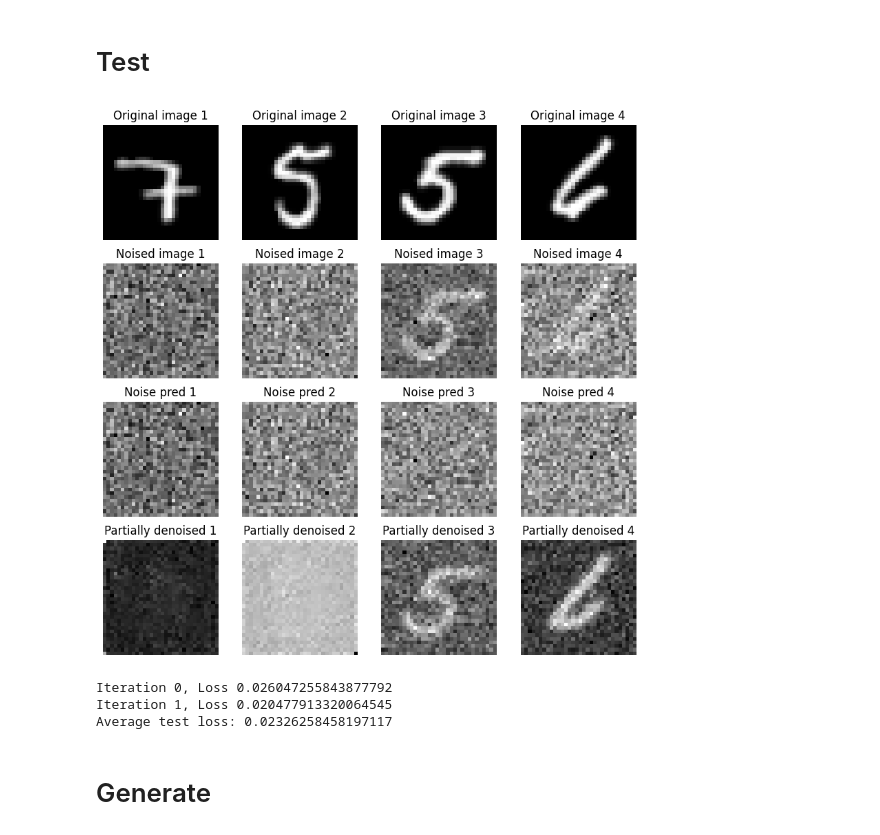
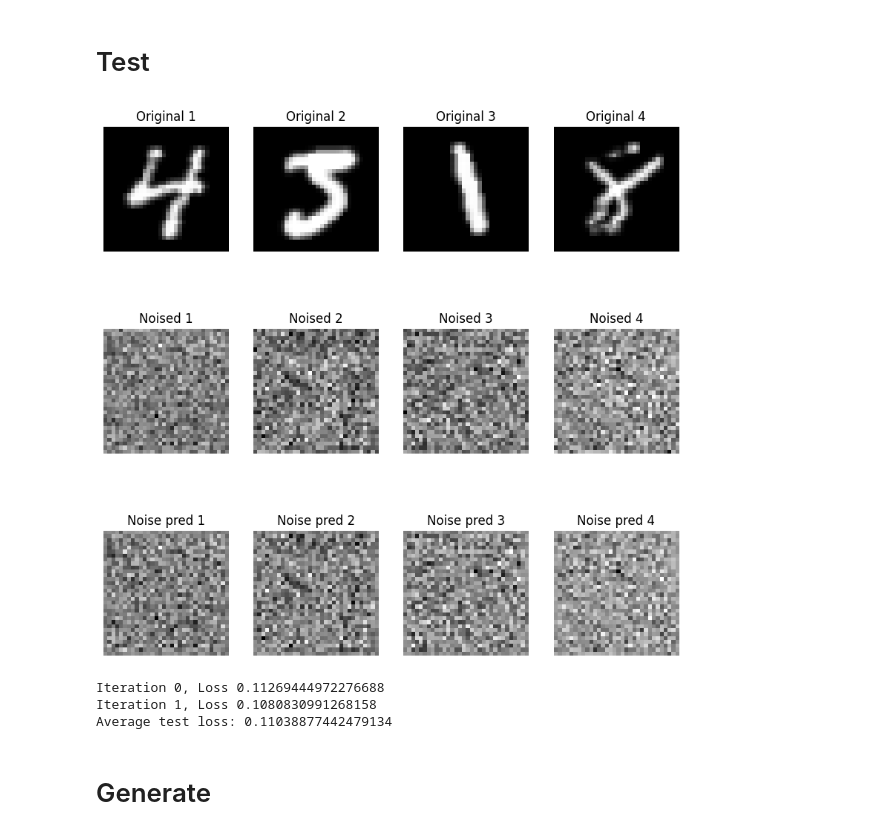
Before and after one commit to varunchitturi/ese-2000-labs, a Jupyter notebook: Lab 7/Lab_7.ipynb, the cells around one changed output. Cells and saved outputs as stored; diff of their text form; code cells hidden in the pictures.

```diff
--- a/Lab 7/Lab_7.ipynb
+++ b/Lab 7/Lab_7.ipynb
@@ -90,11 +87,10 @@ decrease_rate = (end_alpha_t - start_alpha_t) / max_timestep
 alpha_t_list = torch.arange(start_alpha_t, end_alpha_t, decrease_rate).to(device)
 alpha_hat_t_list = torch.cumprod(alpha_t_list, dim=0).to(device)
 
-noise_scheduler = DDPMScheduler(num_train_timesteps=max_timestep)
-
 def generate_noise_progression(X, times, noise):
     assert times.shape[0] == X.shape[0]
-    return noise_scheduler.add_noise(X, noise, times)
+    alpha_hat_t = alpha_hat_t_list[times].view(-1, 1, 1, 1)
+    return torch.sqrt(alpha_hat_t) * X + (noise * torch.sqrt(1 - alpha_hat_t))
 # %%
 times = [0, 100, 500, 999]
 noise = torch.randn(sample_train[0].shape).to(device)
@@ -190,7 +200,7 @@ if len(train_loss_evolution) != 0:
     ax.set_ylabel("Average Train Loss")
     plt.show()
     pathlib.Path('./models').mkdir(exist_ok=True)
-    torch.save(model, "models/model.pth")
+    torch.save(model, "./models/model.pth")
     if model_artifact is not None:
         print(f"Model added to WandB - {model_artifact.add_file('./models/model.pth')}")
 # %% [output]
@@ -205,39 +214,39 @@ fig, axs = plt.subplots(3, num_images, figsize=(10, 10))
 
 model.eval()
 for i, (x, _) in enumerate(test_loader):
     with torch.no_grad():
         x = x.to(device)
         times = torch.randint(2, max_timestep, size=(x.shape[0],)).to(device)
         noise = torch.randn(x.shape).to(device)
         noised_x = generate_noise_progression(x, times, noise)
         noise_pred = model(noised_x, times).sample
         loss = F.mse_loss(noise_pred, noise)
         test_loss += loss.item()
         if i == 0:
             x = x.detach().cpu().squeeze()
             noised_x = noised_x.detach().cpu().squeeze()
             noise_pred = noise_pred.detach().cpu().squeeze()
             for idx, ax in enumerate(axs[0]):
                 ax.imshow(x[idx], cmap='gray')
                 ax.axis('off')
-                ax.set_title(f'Original image {idx + 1}')
+                ax.set_title(f'Original {idx + 1}')
             for idx, ax in enumerate(axs[1]):
                 ax.imshow(noised_x[idx], cmap='gray')
                 ax.axis('off')
-                ax.set_title(f'Noised image {idx + 1}')
+                ax.set_title(f'Noised {idx + 1}')
             for idx, ax in enumerate(axs[2]):
                 ax.imshow(noise_pred[idx], cmap='gray')
                 ax.axis('off')
                 ax.set_title(f'Noise pred {idx + 1}')
             plt.show()
             run.log({"Original, Noised, Recon'd Images": fig})
     print("Iteration {}, Loss {}".format(i, loss.item()))
 print(f'Average test loss: {test_loss / len(test_loader)}')
 # %% [output]
-[figure, old version]
+[figure, new version]
-Iteration 0, Loss 0.026047255843877792
-Iteration 1, Loss 0.020477913320064545
-Average test loss: 0.02326258458197117
+Iteration 0, Loss 0.11269444972276688
+Iteration 1, Loss 0.1080830991268158
+Average test loss: 0.11038877442479134
 # %% [markdown]
 # Generate
 # %%
```
Also changed, not shown: parts of 10 cells of this notebook.
